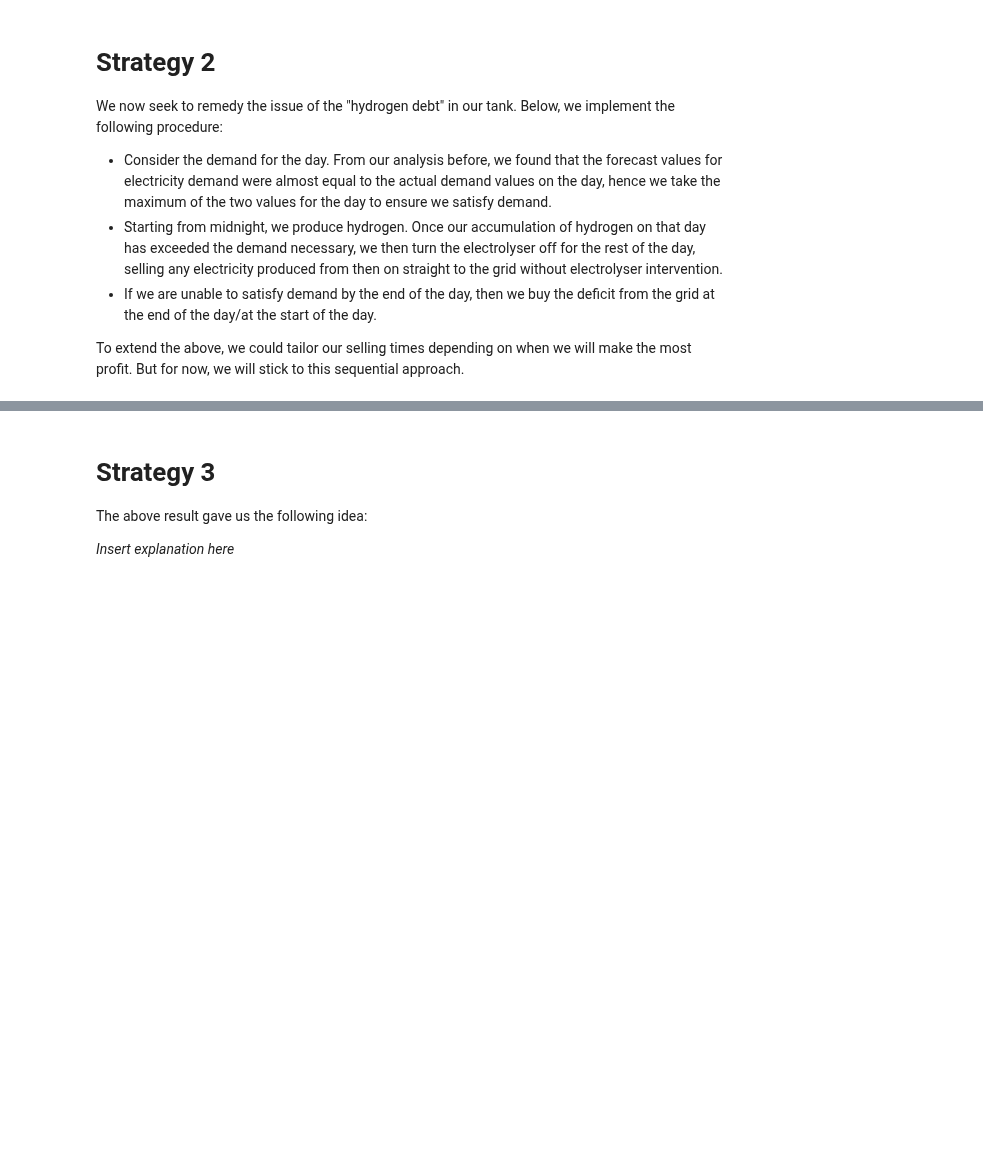
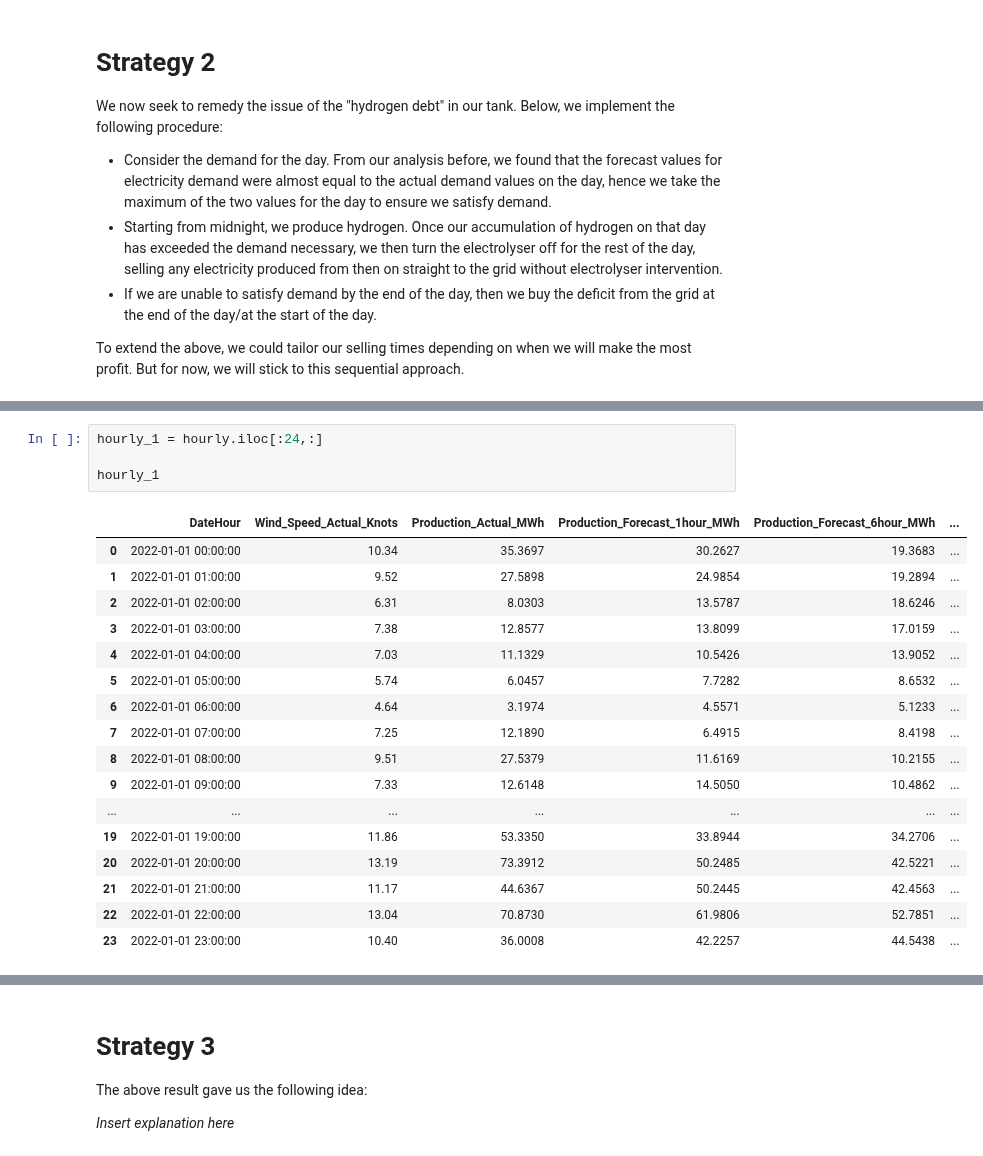
Before and after one commit to AmeerAliSaleem/dig_data_shell_project, a Jupyter notebook: DigData_Shell_Project.ipynb, the cells around one changed output, grey strips where cells are left out. Drawn from its saved outputs; the diff is of its cells as text; blank space fills up the shorter version.

```diff
--- a/DigData_Shell_Project.ipynb
+++ b/DigData_Shell_Project.ipynb
@@ -538,0 +556,22 @@ To extend the above, we could tailor our selling times depending on when we will
+# %%
+hourly_1 = hourly.iloc[:24,:]
+
+hourly_1
+# %% [output]
+|  | DateHour | Wind_Speed_Actual_Knots | Production_Actual_MWh | Production_Forecast_1hour_MWh | Production_Forecast_6hour_MWh | ... |
+| 0 | 2022-01-01 00:00:00 | 10.34 | 35.3697 | 30.2627 | 19.3683 | ... |
+| 1 | 2022-01-01 01:00:00 | 9.52 | 27.5898 | 24.9854 | 19.2894 | ... |
+| 2 | 2022-01-01 02:00:00 | 6.31 | 8.0303 | 13.5787 | 18.6246 | ... |
+| 3 | 2022-01-01 03:00:00 | 7.38 | 12.8577 | 13.8099 | 17.0159 | ... |
+| 4 | 2022-01-01 04:00:00 | 7.03 | 11.1329 | 10.5426 | 13.9052 | ... |
+| 5 | 2022-01-01 05:00:00 | 5.74 | 6.0457 | 7.7282 | 8.6532 | ... |
+| 6 | 2022-01-01 06:00:00 | 4.64 | 3.1974 | 4.5571 | 5.1233 | ... |
+| 7 | 2022-01-01 07:00:00 | 7.25 | 12.1890 | 6.4915 | 8.4198 | ... |
+| 8 | 2022-01-01 08:00:00 | 9.51 | 27.5379 | 11.6169 | 10.2155 | ... |
+| 9 | 2022-01-01 09:00:00 | 7.33 | 12.6148 | 14.5050 | 10.4862 | ... |
+| ... | ... | ... | ... | ... | ... | ... |
+| 19 | 2022-01-01 19:00:00 | 11.86 | 53.3350 | 33.8944 | 34.2706 | ... |
+| 20 | 2022-01-01 20:00:00 | 13.19 | 73.3912 | 50.2485 | 42.5221 | ... |
+| 21 | 2022-01-01 21:00:00 | 11.17 | 44.6367 | 50.2445 | 42.4563 | ... |
+| 22 | 2022-01-01 22:00:00 | 13.04 | 70.8730 | 61.9806 | 52.7851 | ... |
+| 23 | 2022-01-01 23:00:00 | 10.40 | 36.0008 | 42.2257 | 44.5438 | ... |
```
Also changed, not shown: parts of 6 cells of this notebook.
